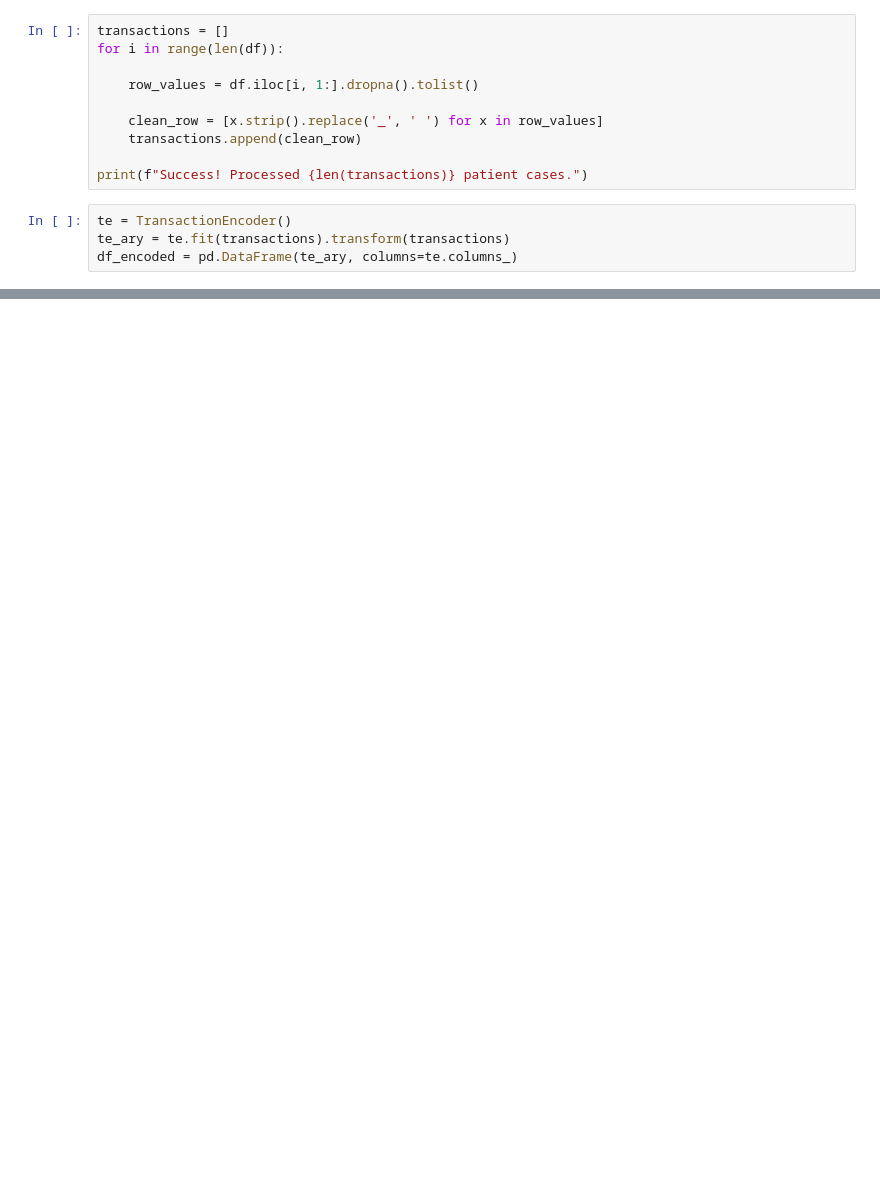
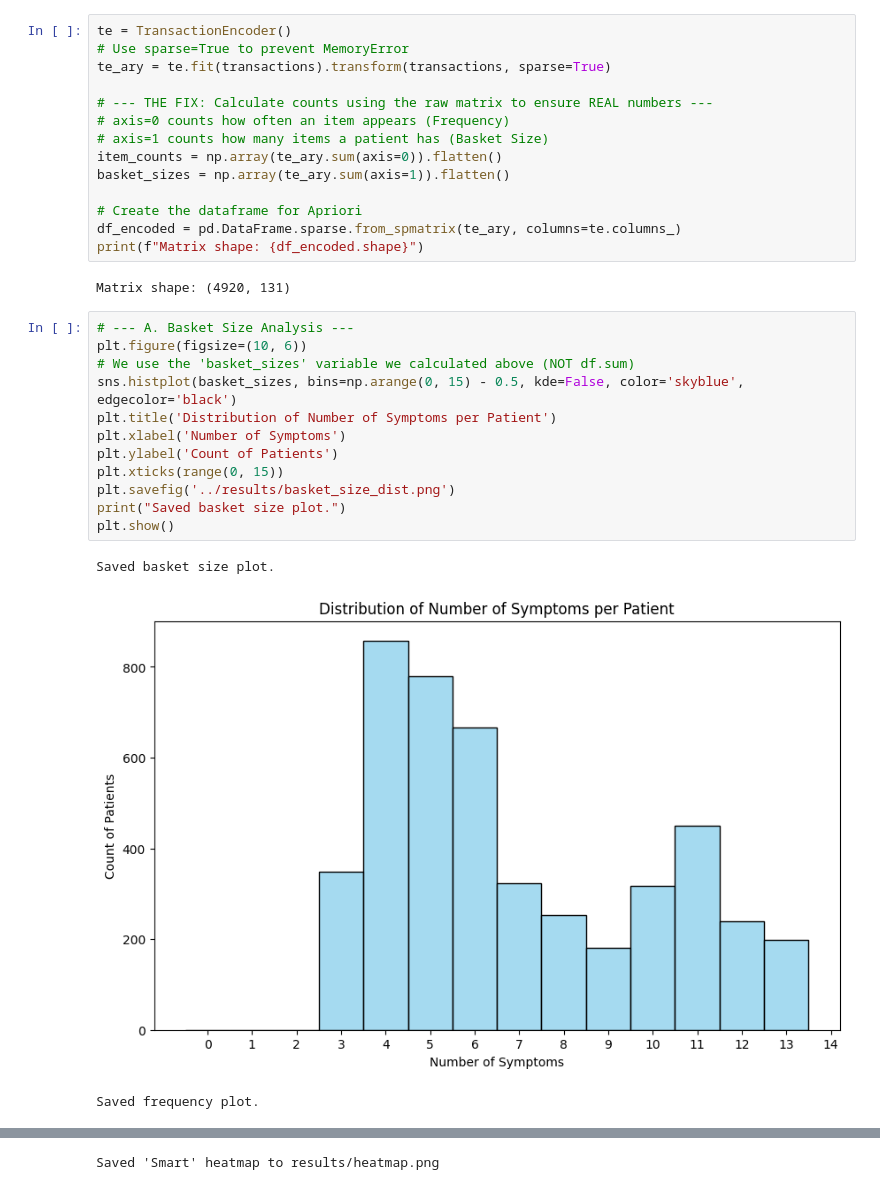
Before and after one commit to angieostream/CSC172-AssociationMining-Jimeno, a Jupyter notebook: notebooks/analysis.ipynb, the cells around one changed output, grey strips where cells are left out. Cells and saved outputs as stored; diff of their text form; blank space fills up the shorter version.

```diff
--- a/notebooks/analysis.ipynb
+++ b/notebooks/analysis.ipynb
@@ -12,14 +31,32 @@ df = pd.read_csv('../data/dataset.csv')
 # %%
-transactions = []
-for i in range(len(df)):
+te = TransactionEncoder()
+# Use sparse=True to prevent MemoryError
+te_ary = te.fit(transactions).transform(transactions, sparse=True)
 
-    row_values = df.iloc[i, 1:].dropna().tolist()
+# --- THE FIX: Calculate counts using the raw matrix to ensure REAL numbers ---
+# axis=0 counts how often an item appears (Frequency)
+# axis=1 counts how many items a patient has (Basket Size)
+item_counts = np.array(te_ary.sum(axis=0)).flatten()
+basket_sizes = np.array(te_ary.sum(axis=1)).flatten()
 
-    clean_row = [x.strip().replace('_', ' ') for x in row_values]
-    transactions.append(clean_row)
-
-print(f"Success! Processed {len(transactions)} patient cases.")
+# Create the dataframe for Apriori
+df_encoded = pd.DataFrame.sparse.from_spmatrix(te_ary, columns=te.columns_)
+print(f"Matrix shape: {df_encoded.shape}")
+# %% [output]
+Matrix shape: (4920, 131)
 # %%
-te = TransactionEncoder()
-te_ary = te.fit(transactions).transform(transactions)
-df_encoded = pd.DataFrame(te_ary, columns=te.columns_)
+# --- A. Basket Size Analysis ---
+plt.figure(figsize=(10, 6))
+# We use the 'basket_sizes' variable we calculated above (NOT df.sum)
+sns.histplot(basket_sizes, bins=np.arange(0, 15) - 0.5, kde=False, color='skyblue', edgecolor='black')
+plt.title('Distribution of Number of Symptoms per Patient')
+plt.xlabel('Number of Symptoms')
+plt.ylabel('Count of Patients')
+plt.xticks(range(0, 15))
+plt.savefig('../results/basket_size_dist.png')
+print("Saved basket size plot.")
+plt.show()
+# %% [output]
+Saved basket size plot.
+[figure, added]
+Saved frequency plot.
@@ -25,0 +64 @@ df_encoded = pd.DataFrame(te_ary, columns=te.columns_)
+Saved 'Smart' heatmap to results/heatmap.png
```
Also changed, not shown: parts of 8 cells of this notebook, 6 other files.
